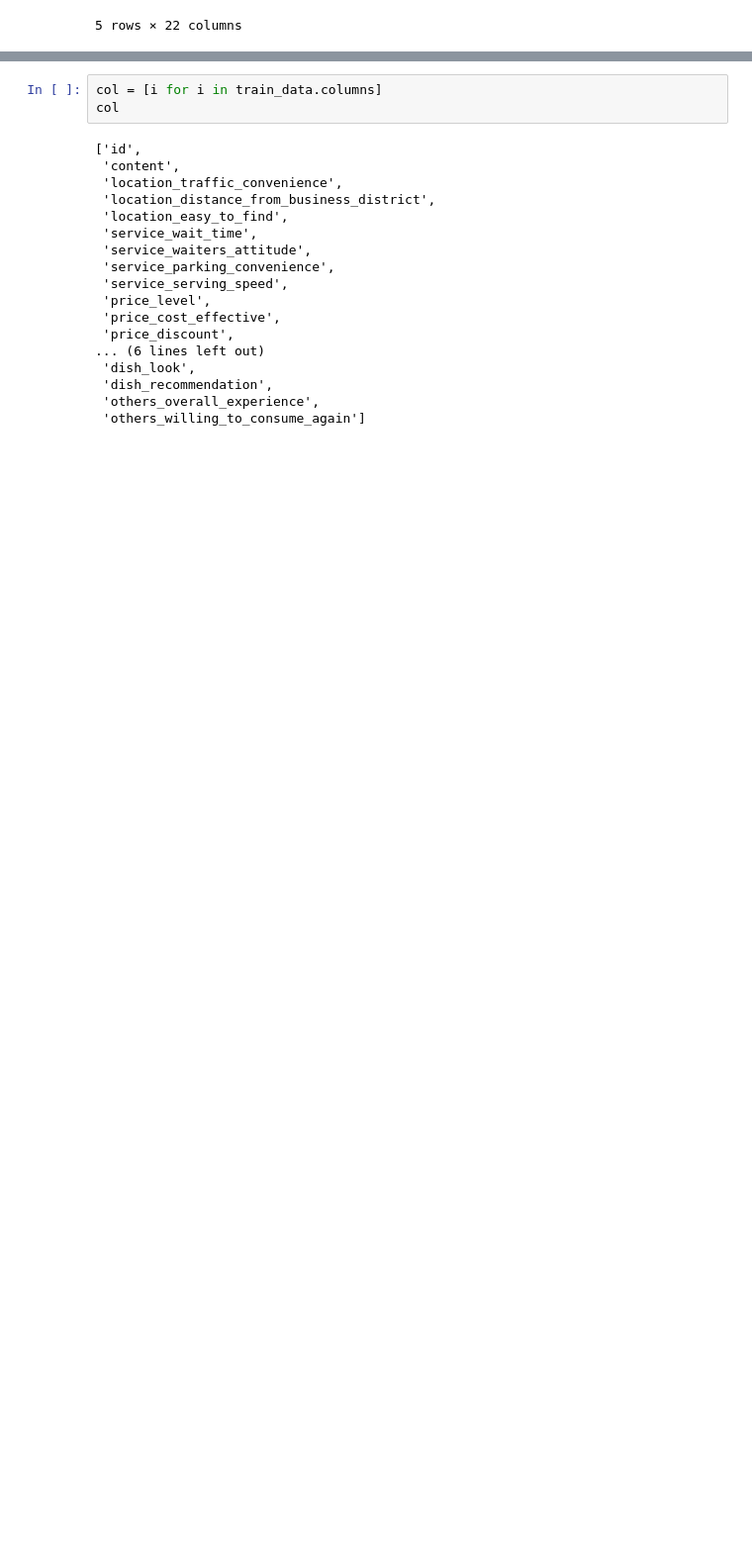
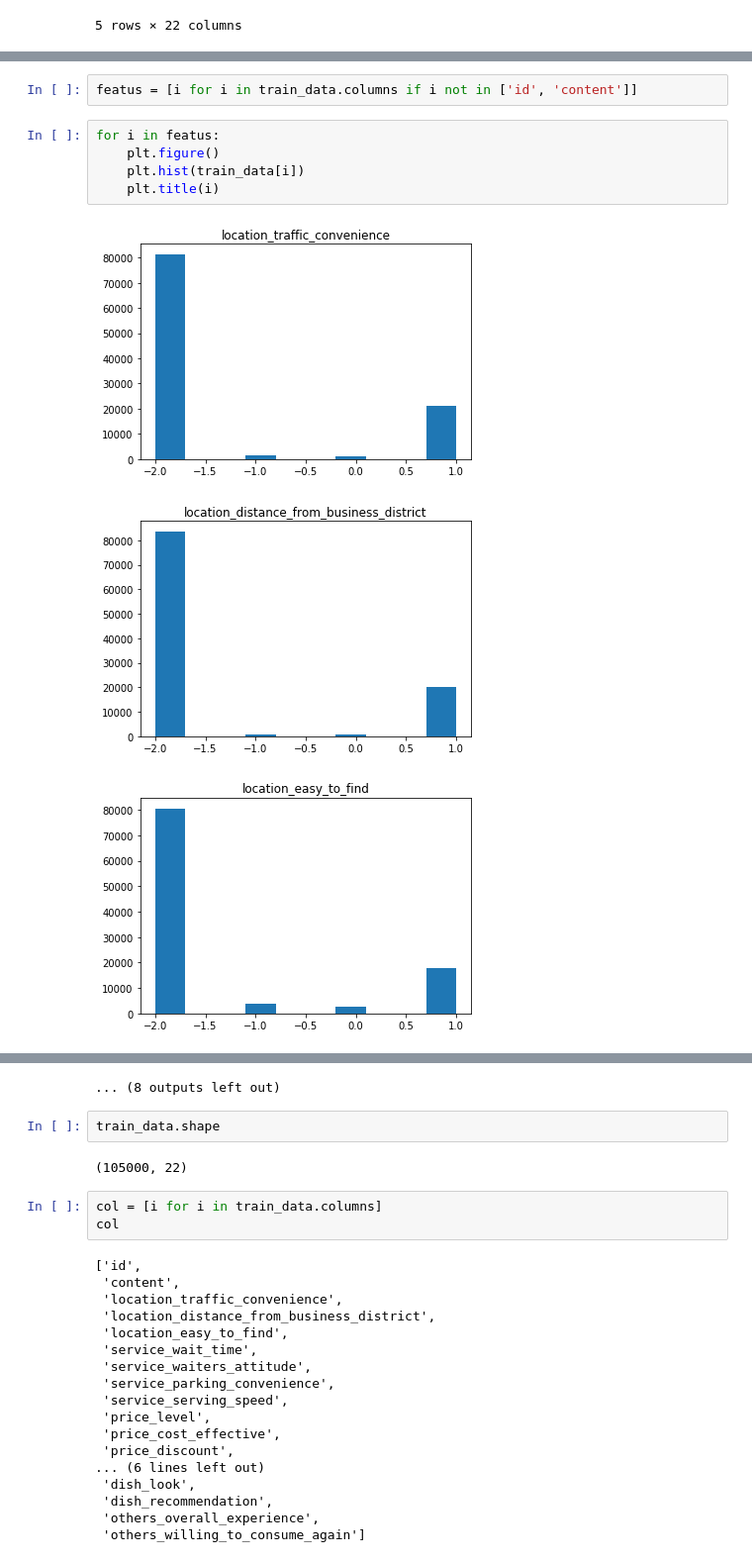
Before and after one commit to Shangsrs/NLPAssignments, a Jupyter notebook: assignments/Project_03/Project03_test.ipynb, the cells around one changed output, grey strips where cells are left out. Shown at 99% size. Cells and saved outputs as stored; diff of their text form; blank space fills up the shorter version.

```diff
--- a/assignments/Project_03/Project03_test.ipynb
+++ b/assignments/Project_03/Project03_test.ipynb
@@ -20,0 +41,11 @@ train_data.head()
+# %%
+featus = [i for i in train_data.columns if i not in ['id', 'content']]
+# %%
+for i in featus:
+    plt.figure()
+    plt.hist(train_data[i])
+    plt.title(i)
+# %% [output]
+[figure, added]
+[figure, added]
+[figure, added]
@@ -21,3 +61,8 @@ train_data.head()
+... (8 outputs left out)
+# %%
+train_data.shape
+# %% [output]
+(105000, 22)
 # %%
 col = [i for i in train_data.columns]
 col
```
Also changed, not shown: parts of 8 cells of this notebook, 37 other files.
